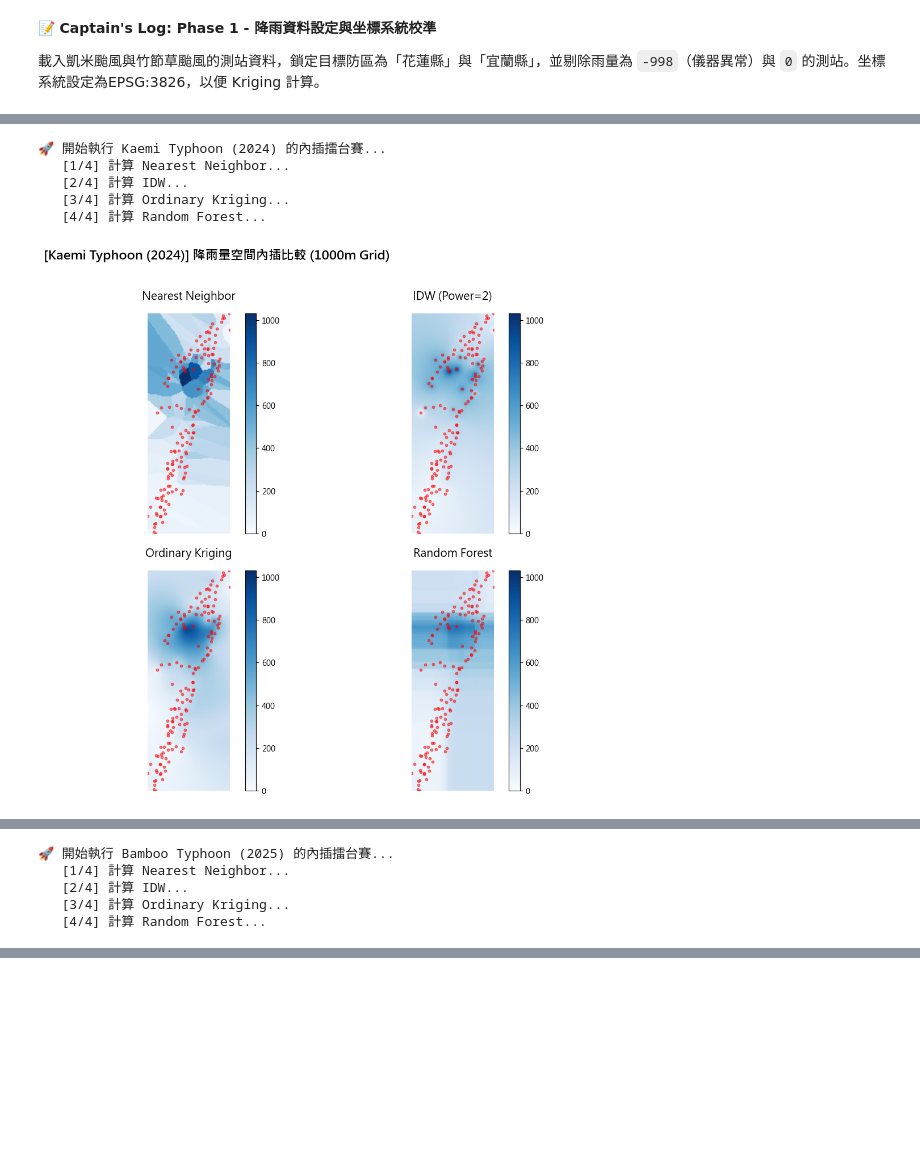
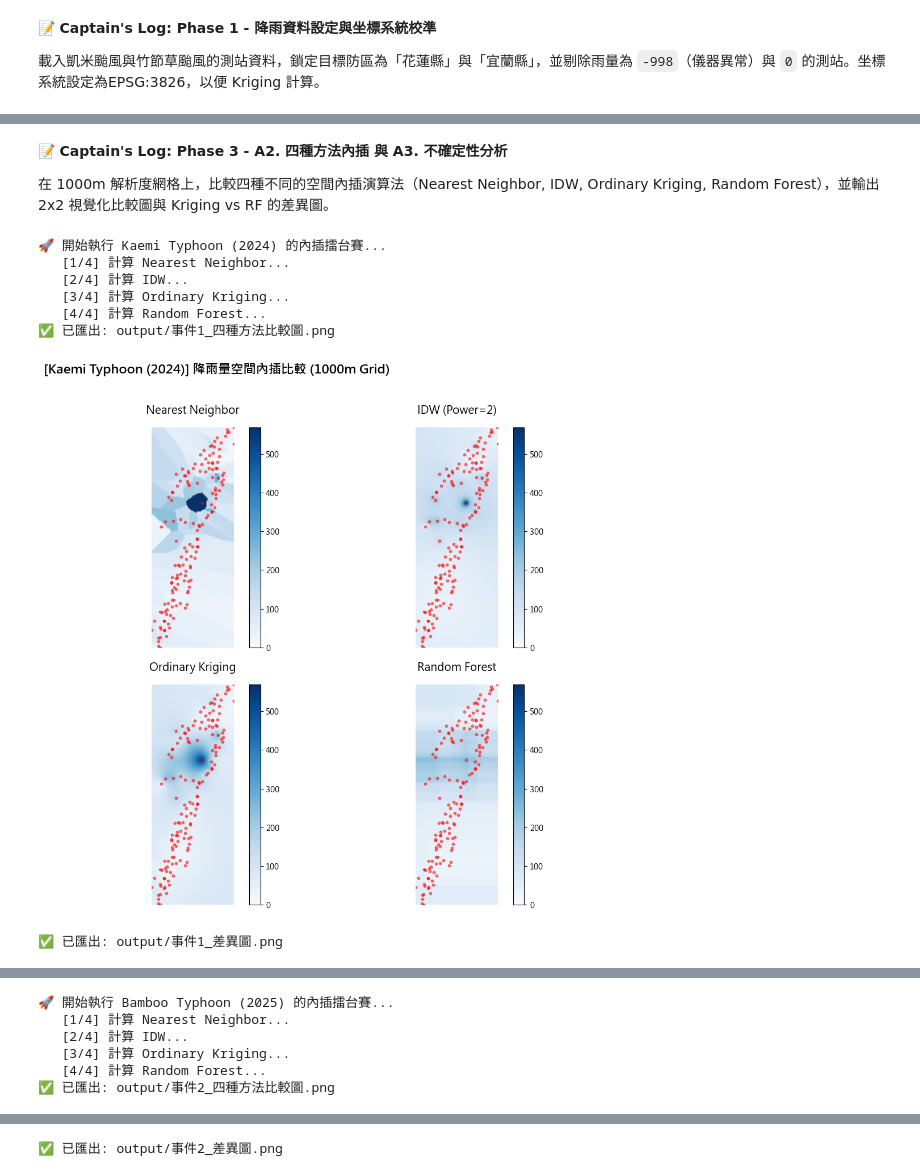
Before and after one commit to Geographish/Homework6, a Jupyter notebook: Week6_Shootout.ipynb, the cells around one changed output, grey strips where cells are left out. Cells and saved outputs as stored; diff of their text form; code cells hidden in the pictures; blank space fills up the shorter version.

```diff
--- a/Week6_Shootout.ipynb
+++ b/Week6_Shootout.ipynb
@@ -180,19 +217,27 @@ bamboo_ok_sph, bamboo_ok_exp = plot_variogram_comparison(gdf_bamboo, target_colu
+# %% [markdown]
+📝 **Captain's Log: Phase 3 - A2. 四種方法內插 與 A3. 不確定性分析**
+
+在 1000m 解析度網格上，比較四種不同的空間內插演算法（Nearest Neighbor, IDW, Ordinary Kriging, Random Forest），並輸出 2x2 視覺化比較圖與 Kriging vs RF 的差異圖。
 # %%
+import os
 import numpy as np
 import matplotlib.pyplot as plt
 from scipy.interpolate import NearestNDInterpolator
 from scipy.spatial.distance import cdist
 from sklearn.ensemble import RandomForestRegressor
 
-def run_interpolation_shootout(gdf, value_col, ok_model, event_name):
+# ================= 建立輸出資料夾 =================
+# 確保當前目錄下有 output 資料夾，若無則自動建立
+os.makedirs('output', exist_ok=True)
+
+def run_interpolation_shootout(gdf, value_col, ok_model, event_name, event_prefix):
     """
-    執行 1000m 網格的四種內插方法比較，並繪製 2x2 比較圖與 Kriging vs RF 差異圖。
+    執行 1000m 網格的四種內插方法比較，繪製並輸出 2x2 比較圖與 Kriging vs RF 差異圖。
     """
     print(f"🚀 開始執行 {event_name} 的內插擂台賽...")
 
     # 1. 建立 1000m 解析度網格
     minx, miny, maxx, maxy = gdf.total_bounds
-    # 確保網格涵蓋整個範圍，並以 1000 為間隔
     grid_x = np.arange(minx, maxx, 1000)
     grid_y = np.arange(miny, maxy, 1000)
     xx, yy = np.meshgrid(grid_x, grid_y)
@@ -227,12 +272,11 @@ def run_interpolation_shootout(gdf, value_col, ok_model, event_name):
     rf.fit(np.column_stack((obs_x, obs_y)), obs_z)
     z_rf = rf.predict(grid_points).reshape(xx.shape)
 
-    # ================= 繪圖視覺化 =================
+    # ================= 繪圖視覺化與輸出 =================
     extent = [minx, maxx, miny, maxy]
 
     # (1) 2x2 四種方法比較圖
     fig, axes = plt.subplots(2, 2, figsize=(12, 10))
-    # 🚨 修改點 1：拿掉 y 參數，讓它自動排版
     fig.suptitle(f'[{event_name}] 降雨量空間內插比較 (1000m Grid)', fontsize=16, fontweight='bold')
 
     methods = [
@@ -247,39 +291,57 @@ def run_interpolation_shootout(gdf, value_col, ok_model, event_name):
         ax.axis('off')
         plt.colorbar(im, ax=ax, fraction=0.046, pad=0.04)
 
-    # 🚨 修改點 2：加入 rect 參數，保留上方 4% 的空間給主標題
     plt.tight_layout(rect=[0, 0, 1, 0.96])
+
+    # 💾 儲存四種方法比較圖
+    comp_filename = f"output/{event_prefix}_四種方法比較圖.png"
+    plt.savefig(comp_filename, dpi=300, bbox_inches='tight', facecolor='white')
+    print(f"✅ 已匯出: {comp_filename}")
     plt.show()
 
     # (2) Kriging vs Random Forest 差異圖
     plt.figure(figsize=(8, 6))
     z_diff = z_krige - z_rf
     max_diff = max(abs(np.nanmin(z_diff)), abs(np.nanmax(z_diff)))
 
     plt.title(f'[{event_name}] Kriging vs Random Forest 差異圖 (Kriging - RF)', fontsize=14, fontweight='bold')
     im_diff = plt.imshow(z_diff, origin='lower', extent=extent, cmap='RdBu_r', vmin=-max_diff, vmax=max_diff)
     plt.scatter(obs_x, obs_y, c='black', s=5, alpha=0.5)
     plt.colorbar(im_diff, label='降雨量差異 (mm)')
     plt.axis('off')
     plt.tight_layout()
+
+    # 💾 儲存差異圖
+    diff_filename = f"output/{event_prefix}_差異圖.png"
+    plt.savefig(diff_filename, dpi=300, bbox_inches='tight', facecolor='white')
+    print(f"✅ 已匯出: {diff_filename}")
     plt.show()
 
     return {
         'grid_x': grid_x, 'grid_y': grid_y,
         'z_krige': z_krige, 'ss_krige': ss_krige.data, 'z_rf': z_rf
     }
 
 # ================= 執行區塊 =================
-# 假設你前面的 Variogram 模型變數叫做 kaemi_ok_sph 和 bamboo_ok_exp
-# 執行凱米颱風
-kaemi_results = run_interpolation_shootout(gdf_kaemi, target_column, kaemi_ok_sph, 'Kaemi Typhoon (2024)')
+# 假設你前面的 Variogram 模型變數叫做 kaemi_ok_exp 和 bamboo_ok_exp (因為前面結論 Exponential 表現最好)
 
-# 執行竹節草颱風
-bamboo_results = run_interpolation_shootout(gdf_bamboo, target_column, bamboo_ok_exp, 'Bamboo Typhoon (2025)')
+# 執行凱米颱風，並傳入前綴名稱供存檔使用
+kaemi_results = run_interpolation_shootout(
+    gdf_kaemi, target_column, kaemi_ok_exp,
+    'Kaemi Typhoon (2024)', '事件1'
+)
+
+# 執行竹節草颱風，並傳入前綴名稱供存檔使用
+bamboo_results = run_interpolation_shootout(
+    gdf_bamboo, target_column, bamboo_ok_exp,
+    'Bamboo Typhoon (2025)', '事件2'
+)
 # %% [output]
 🚀 開始執行 Kaemi Typhoon (2024) 的內插擂台賽...
    [1/4] 計算 Nearest Neighbor...
    [2/4] 計算 IDW...
    [3/4] 計算 Ordinary Kriging...
    [4/4] 計算 Random Forest...
+✅ 已匯出: output/事件1_四種方法比較圖.png
-[figure, old version]
+[figure, new version]
+✅ 已匯出: output/事件1_差異圖.png
@@ -287,5 +349,6 @@ bamboo_results = run_interpolation_shootout(gdf_bamboo, target_column, bamboo_ok
-🚀 開始執行 Bamboo Typhoon (2025) 的內插擂台賽...
-   [1/4] 計算 Nearest Neighbor...
-   [2/4] 計算 IDW...
-   [3/4] 計算 Ordinary Kriging...
-   [4/4] 計算 Random Forest...
+🚀 開始執行 Bamboo Typhoon (2025) 的內插擂台賽...
+   [1/4] 計算 Nearest Neighbor...
+   [2/4] 計算 IDW...
+   [3/4] 計算 Ordinary Kriging...
+   [4/4] 計算 Random Forest...
+✅ 已匯出: output/事件2_四種方法比較圖.png
@@ -292,0 +356 @@ bamboo_results = run_interpolation_shootout(gdf_bamboo, target_column, bamboo_ok
+✅ 已匯出: output/事件2_差異圖.png
```
Also changed, not shown: parts of 14 cells of this notebook, 10 other files.
